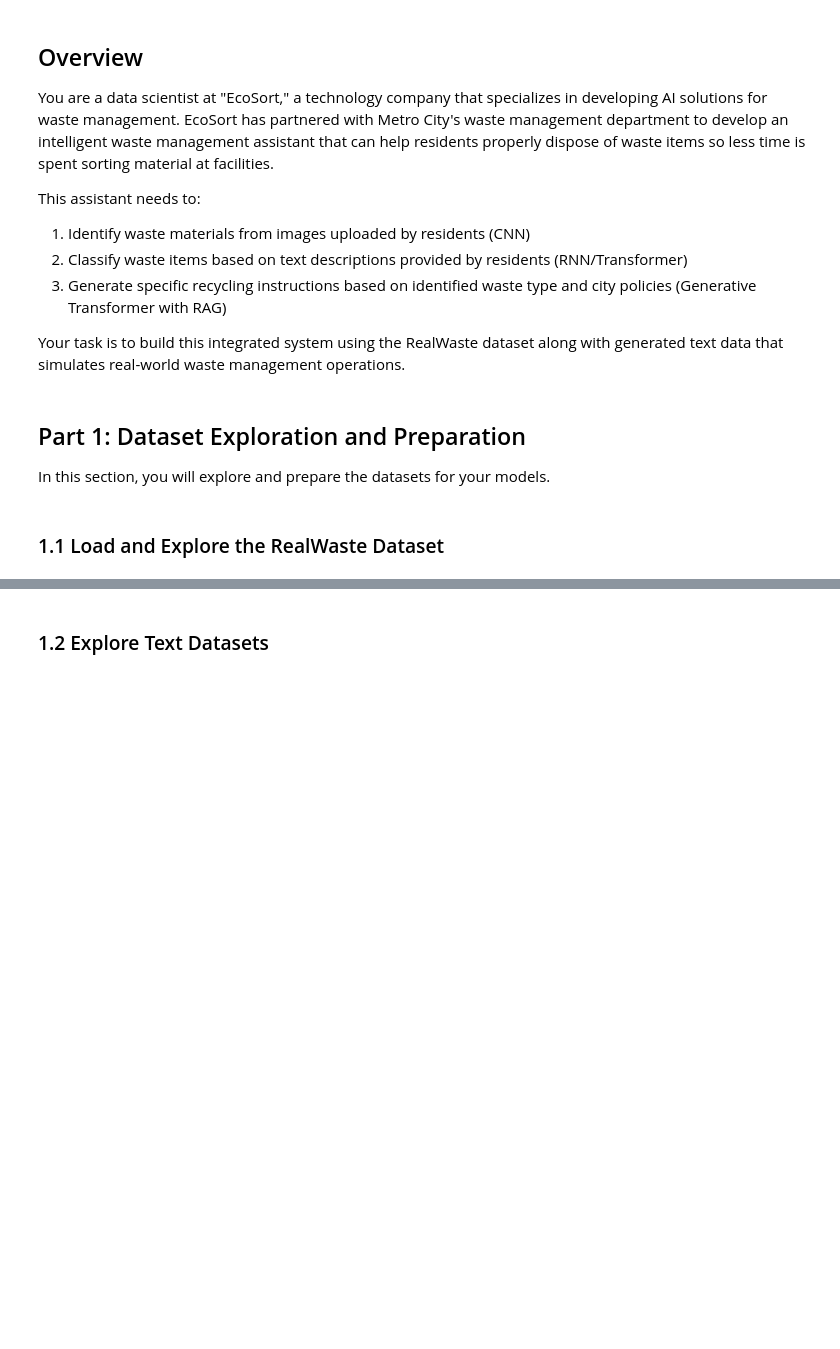
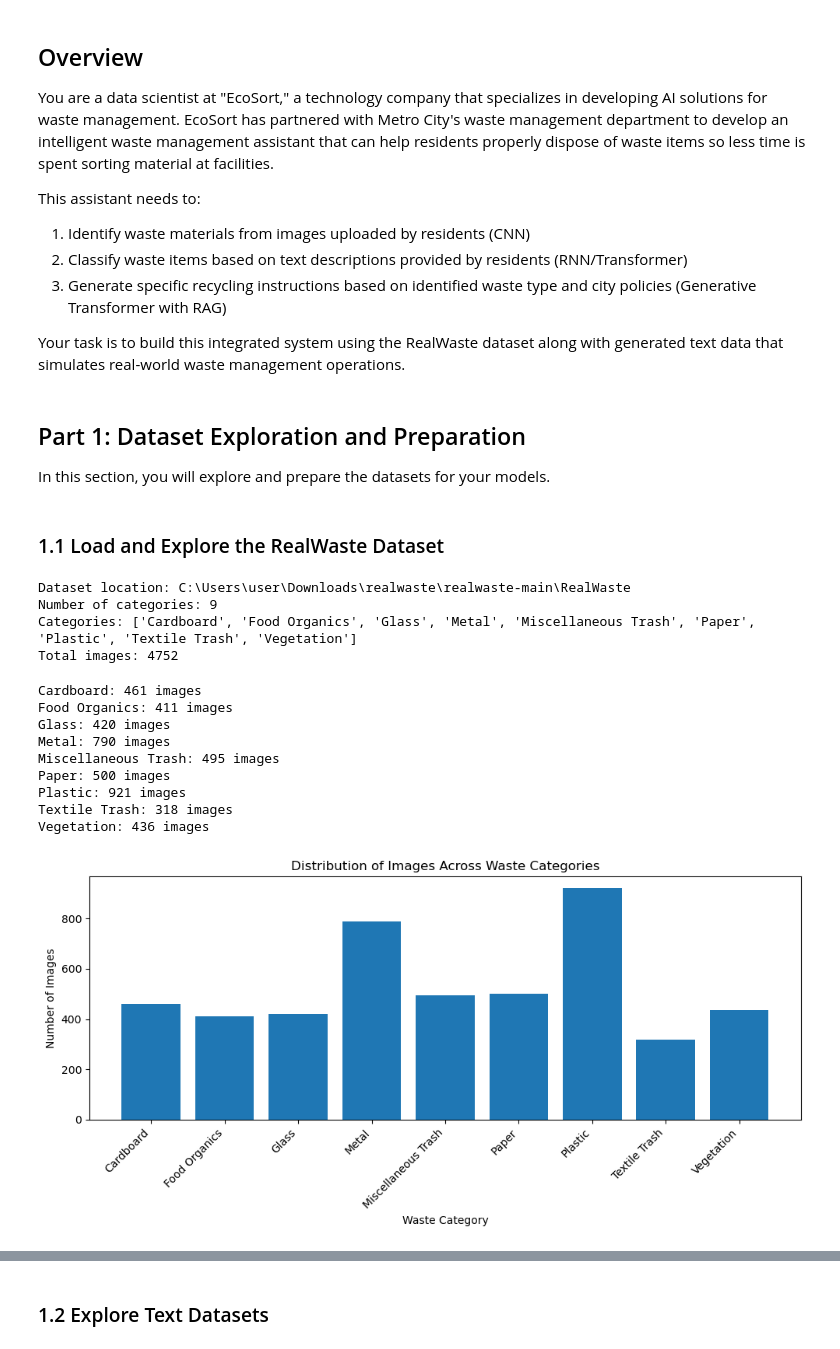
Before and after one commit to Gyrith/EcoSort-waste-management-assistant, a Jupyter notebook: waste_management_summative.ipynb, the cells around one changed output, grey strips where cells are left out. Drawn from its saved outputs; the diff is of its cells as text; code cells hidden in the pictures; blank space fills up the shorter version.

```diff
--- a/waste_management_summative.ipynb
+++ b/waste_management_summative.ipynb
@@ -36,0 +44,77 @@ random.seed(42)
+# %%
+;;# TODO: Load and explore the RealWaste dataset
+# - Dataset structure
+# - Distribution of waste categories
+# - Image characteristics (resolution, quality, background)
+
+# Set the dataset path
+data_dir = (
+    Path.home()
+    / "Downloads"
+    / "realwaste"
+    / "realwaste-main"
+    / "RealWaste"
+)
+
+# Check that the dataset exists
+if not data_dir.exists():
+    raise FileNotFoundError(f"Dataset not found at: {data_dir}")
+
+# Identify waste categories
+class_names = sorted([
+    folder.name
+    for folder in data_dir.iterdir()
+    if folder.is_dir()
+])
+
+# Find image files in each category
+image_extensions = {".jpg", ".jpeg", ".png", ".bmp"}
+
+category_images = {
+    category: [
+        file for file in (data_dir / category).rglob("*")
+        if file.is_file() and file.suffix.lower() in image_extensions
+    ]
+    for category in class_names
+}
+
+# Display basic dataset information
+print("Dataset location:", data_dir)
+print("Number of categories:", len(class_names))
+print("Categories:", class_names)
+print("Total images:", sum(len(images) for images in category_images.values()))
+# %% [output]
+Dataset location: C:\Users\user\Downloads\realwaste\realwaste-main\RealWaste
+Number of categories: 9
+Categories: ['Cardboard', 'Food Organics', 'Glass', 'Metal', 'Miscellaneous Trash', 'Paper', 'Plastic', 'Textile Trash', 'Vegetation']
+Total images: 4752
+# %%
+# number of images in each category
+category_counts = {
+    category: len(images)
+    for category, images in category_images.items()
+}
+
+for category, count in category_counts.items():
+    print(f"{category}: {count} images")
+
+# distribution of images plot
+plt.figure(figsize=(10, 5))
+plt.bar(category_counts.keys(), category_counts.values())
+plt.title("Distribution of Images Across Waste Categories")
+plt.xlabel("Waste Category")
+plt.ylabel("Number of Images")
+plt.xticks(rotation=45, ha="right")
+plt.tight_layout()
+plt.show()
+# %% [output]
+Cardboard: 461 images
+Food Organics: 411 images
+Glass: 420 images
+Metal: 790 images
+Miscellaneous Trash: 495 images
+Paper: 500 images
+Plastic: 921 images
+Textile Trash: 318 images
+Vegetation: 436 images
+[figure, added]
```
Also changed, not shown: parts of 9 cells of this notebook.
